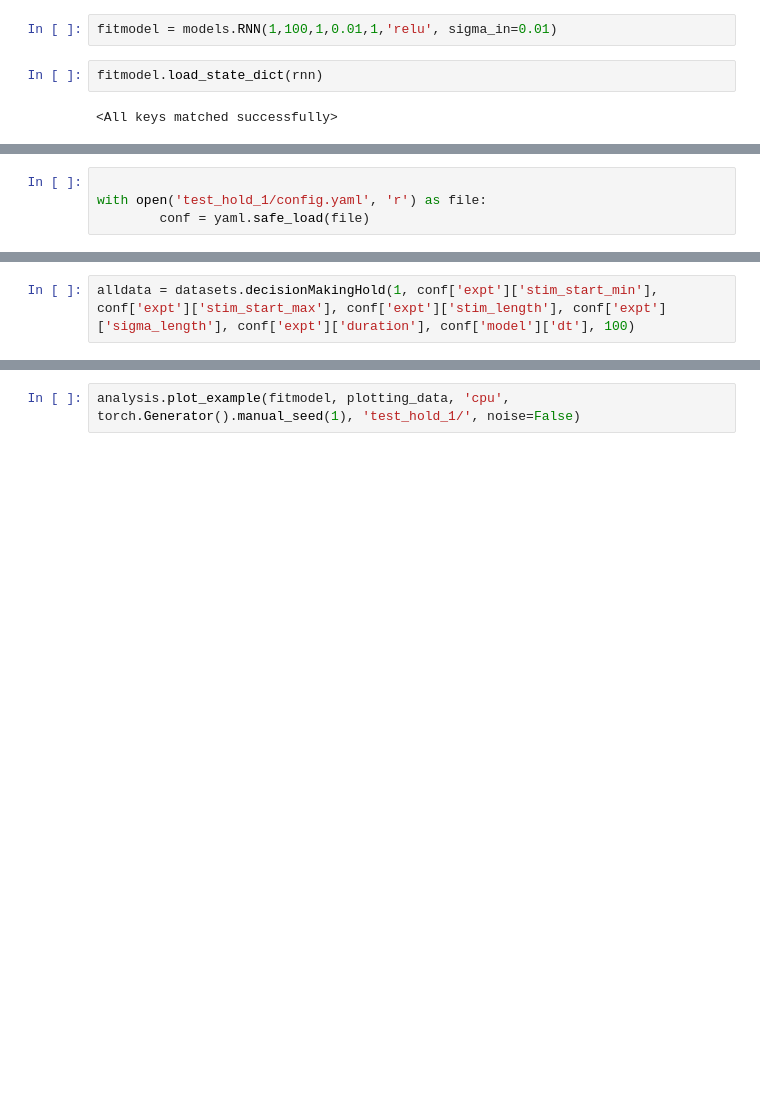
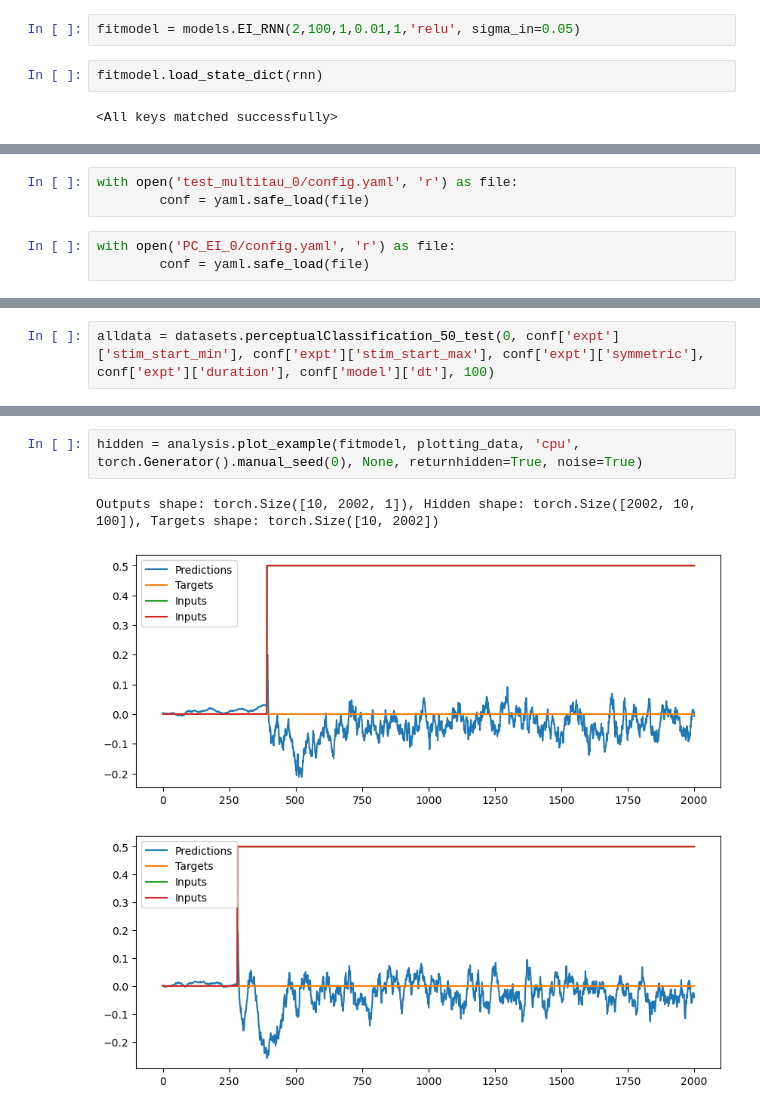
Before and after one commit to ahiggs13/timescale_RNN, a Jupyter notebook: test.ipynb, the cells around one changed output, grey strips where cells are left out. Cells and saved outputs as stored; diff of their text form; blank space fills up the shorter version.

```diff
--- a/test.ipynb
+++ b/test.ipynb
@@ -81,5 +23,5 @@ rnn = torch.load('test_hold_1/best_model.pth')
 # %%
-fitmodel = models.RNN(1,100,1,0.01,1,'relu', sigma_in=0.01)
+fitmodel = models.EI_RNN(2,100,1,0.01,1,'relu', sigma_in=0.05)
 # %%
 fitmodel.load_state_dict(rnn)
 # %% [output]
@@ -93,6 +35,8 @@ RNN(
   (ho): Linear(in_features=100, out_features=1, bias=True)
 )
 # %%
-
-with open('test_hold_1/config.yaml', 'r') as file:
+with open('test_multitau_0/config.yaml', 'r') as file:
         conf = yaml.safe_load(file)
+# %%
+with open('PC_EI_0/config.yaml', 'r') as file:
+        conf = yaml.safe_load(file)
@@ -99,3 +45,3 @@ with open('test_hold_1/config.yaml', 'r') as file:
 # %%
-alldata = datasets.decisionMakingHold(1, conf['expt']['stim_start_min'], conf['expt']['stim_start_max'], conf['expt']['stim_length'], conf['expt']['sigma_length'], conf['expt']['duration'], conf['model']['dt'], 100)
+alldata = datasets.perceptualClassification_50_test(0, conf['expt']['stim_start_min'], conf['expt']['stim_start_max'], conf['expt']['symmetric'], conf['expt']['duration'], conf['model']['dt'], 100)
 # %%
@@ -104,2 +69,6 @@ plotting_data = next(iter(DataLoader(alldata, batch_size=10, shuffle=True, num_w
 # %%
-analysis.plot_example(fitmodel, plotting_data, 'cpu', torch.Generator().manual_seed(1), 'test_hold_1/', noise=False)
+hidden = analysis.plot_example(fitmodel, plotting_data, 'cpu', torch.Generator().manual_seed(0), None, returnhidden=True, noise=True)
+# %% [output]
+Outputs shape: torch.Size([10, 2002, 1]), Hidden shape: torch.Size([2002, 10, 100]), Targets shape: torch.Size([10, 2002])
+[figure, added]
+[figure, added]
```
Also changed, not shown: parts of 22 cells of this notebook, 10 other files.
